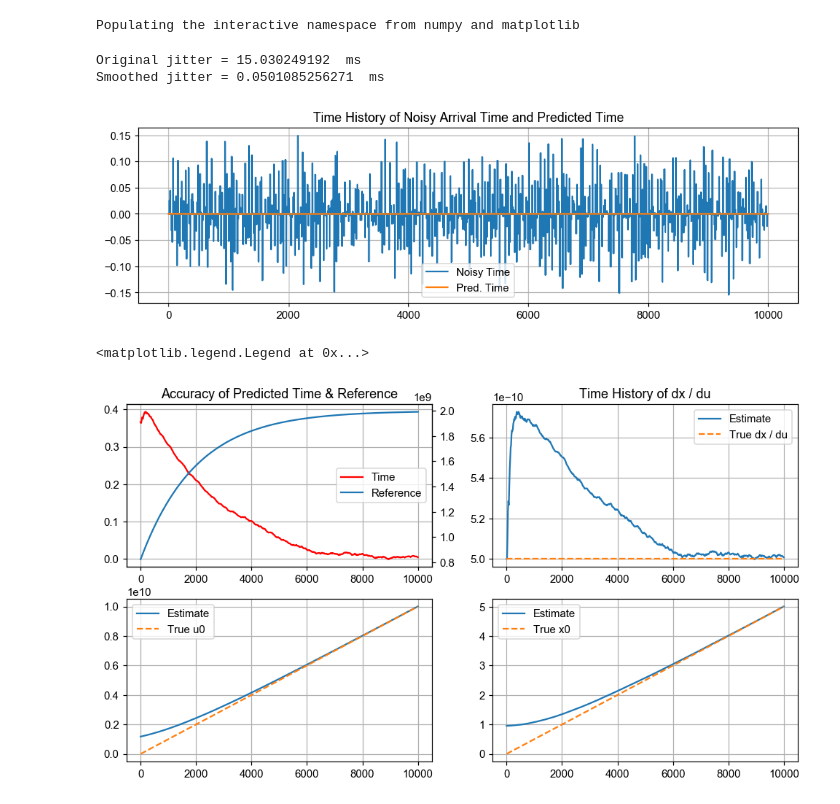
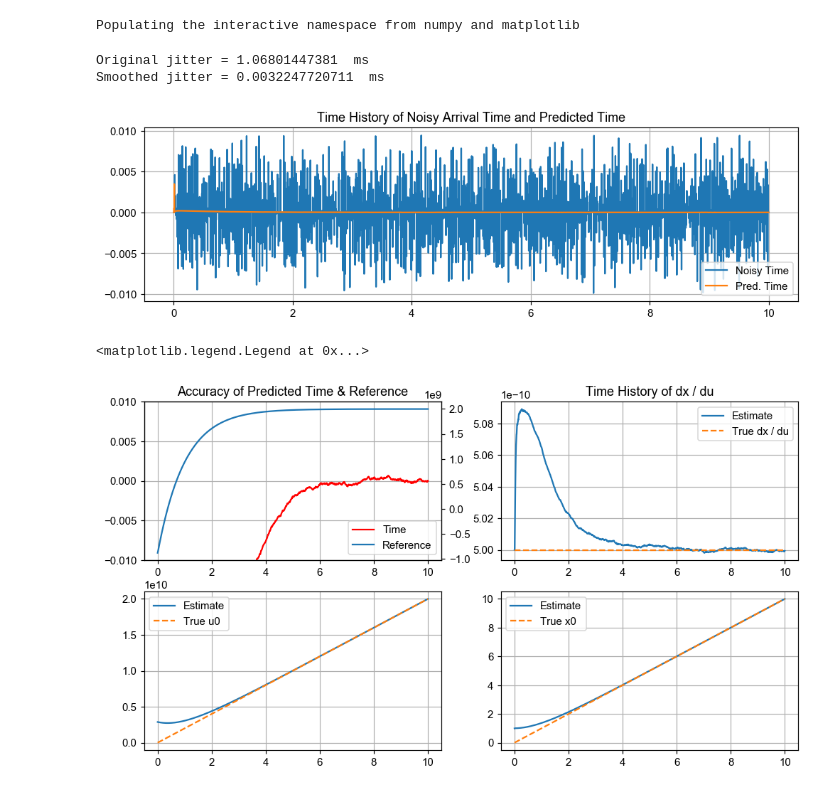
Before and after one commit to OURadar/RadarKit, a Jupyter notebook: python/RKClock.ipynb, the cells around one changed output. Saved outputs shown, nothing was run; the diff lists cells and outputs as text; code cells hidden in the pictures.

```diff
--- a/python/RKClock.ipynb
+++ b/python/RKClock.ipynb
@@ -20,7 +20,7 @@ N = 2000
 # Time-series data usually come in chunks
 chunk_size = 16
 # Have the time-series to be at least 3.0 seconds
-K = int(floor(max(5 * N, round(3.0 / d)) / chunk_size) * chunk_size)
+K = int(floor(max(10 * N, round(3.0 / d)) / chunk_size) * chunk_size)
 # A scaling constant of the clean reference
 tics_per_second = 1000000
 # Double time in seconds
@@ -30,7 +30,7 @@ u = np.array([x for x in range(K)], dtype=np.float64) * 1000000
 
 # Add noise to x, on the orders of milliseconds
 # x = y + 10.0e-3 * (np.random.random(y.shape) - 0.5)
-noise = 10.0e-3 * chunk_size * (np.random.random(round(K / chunk_size, )) - 0.5)
+noise = 10.0e-3 * (np.random.random(round(K / chunk_size, )) - 0.5)
 x = y + np.kron(noise, np.ones(chunk_size, ))
 # %%
 h_x0 = np.ones(x.shape) * np.nan
@@ -42,67 +42,75 @@ a = 1.0 - b
 
 # Initial values of x0 and u0
 M = 16
-u0 = (u[0] - u[M - 1]) * (0.44 * N / M)      # Rough estimate from the first M samples
-x0 = x[0]
 
-# dx = 0                                     # Have nothing at all
-# dx = (x[M - 1] - x[0]) / (u[M - 1] - u[0])   # Rough estimate from the first M samples
-dx = 1 / tics_per_second * d                   # If we have a good wisdom
+# dx = 1 / tics_per_second * d                    # If we have a good wisdom
 
-for i in range(1, len(x)):
+for i in range(2, len(x)):
     if i < N:
         dx_du = (x[i] - x[0]) / (u[i] - u[0])
     else:
         dx_du = (x[i] - x[i - N]) / (u[i] - u[i - N])
-    u0 = a * u0 + b * u[i]
-    x0 = a * x0 + b * x[i]
-    dx = a * dx + b * dx_du
+    if i <= M:
+        x0 = x[i]
+        u0 = (u[i] - u[0]) * (0.44 * N / i)        # Rough estimate from the first i samples
+        dx = a * (x[i - 1] - x[0]) / (u[i - 1] - u[0]) + b * dx_du
+        t[i] = x0 + dx * (u[i] - u0)
+    else:
+        x0 = a * x0 + b * x[i]
+        u0 = a * u0 + b * u[i]
+        dx = a * dx + b * dx_du
+        t[i] = x0 + dx * (u[i] - u0)
+    # Keep a history
     h_dx[i] = dx
     h_x0[i] = x0
     h_u0[i] = u0
-    t[i] = x0 + dx * (u[i] - u0)
+
+# For plotting, set the beginning t values to be nice
+t[1] = t[2] - d
+t[0] = t[1] - d
 # %%
 fig = matplotlib.pyplot.figure(figsize=(11, 3))
-h1 = matplotlib.pyplot.plot(np.diff(x) - d, label='Noisy Time')
-h2 = matplotlib.pyplot.plot(np.diff(t) - d, label='Pred. Time')
+h1 = matplotlib.pyplot.plot(y[1:] - y[0], np.diff(x) - d, label='Noisy Time')
+h2 = matplotlib.pyplot.plot(y[2:] - y[0], np.diff(t)[1:] - d, label='Pred. Time')
 matplotlib.pyplot.grid()
 matplotlib.pyplot.legend()
 matplotlib.pyplot.title('Time History of Noisy Arrival Time and Predicted Time')
 print('Original jitter =', np.std(np.diff(x[-N:])) * 1.0e3, ' ms')
 print('Smoothed jitter =', np.std(np.diff(t[-N:])) * 1.0e3, ' ms')
 # %% [output]
-Original jitter = 15.030249192  ms
-Smoothed jitter = 0.0501085256271  ms
+Original jitter = 1.06801447381  ms
+Smoothed jitter = 0.0032247720711  ms
-[figure, old version]
+[figure, new version]
 # %%
 fig = matplotlib.pyplot.figure(figsize=(11, 6))
 
 ax1 = fig.add_subplot(221)
-h1 = ax1.plot(t - y, '-r')
+h1 = ax1.plot(y - y[0], t - y, '-r')
 ax1.grid()
+matplotlib.pyplot.ylim([-1.0e-2, 1.0e-2])
 ax1b = ax1.twinx()
-h2 = ax1b.plot(u - h_u0)
-ax1b.legend(h1 + h2, ['Time', 'Reference'], loc=5)
+h2 = ax1b.plot(y - y[0], u - h_u0)
+ax1b.legend(h1 + h2, ['Time', 'Reference'], loc=4)
 matplotlib.pyplot.title('Accuracy of Predicted Time & Reference')
 
 ax2 = fig.add_subplot(222)
-ax2.plot(h_dx, label='Estimate')
-ax2.plot([0, len(x)], np.array([1.0, 1.0]) * 1.0e-6 * d, '--', label='True dx / du')
+ax2.plot(y - y[0], h_dx, label='Estimate')
+ax2.plot([0, len(x) * d], np.array([1.0, 1.0]) * 1.0e-6 * d, '--', label='True dx / du')
 ax2.grid()
 ax2.legend()
 matplotlib.pyplot.title('Time History of dx / du')
 
 ax3 = fig.add_subplot(223)
-h31 = ax3.plot(h_u0 + tics_per_second * N)
-h32 = ax3.plot([0, K], [u[0], u[-1]], '--')
+h31 = ax3.plot(y - y[0], h_u0 + tics_per_second * N)
+h32 = ax3.plot([0, K * d], [u[0], u[-1]], '--')
 ax3.grid()
 ax3.legend(h31 + h32, ['Estimate', 'True u0'])
 
 ax4 = fig.add_subplot(224)
-h41 = ax4.plot(h_x0 - 7000.0 + d * N)
-h42 = ax4.plot([0, K], [0, K * d], '--')
+h41 = ax4.plot(y - y[0], h_x0 - 7000.0 + d * N)
+h42 = ax4.plot([0, K * d], [0, K * d], '--')
 ax4.grid()
 ax4.legend(h41 + h42, ['Estimate', 'True x0'])
 # %% [output]
 <matplotlib.legend.Legend at 0x...>
-[figure, old version]
+[figure, new version]
```
